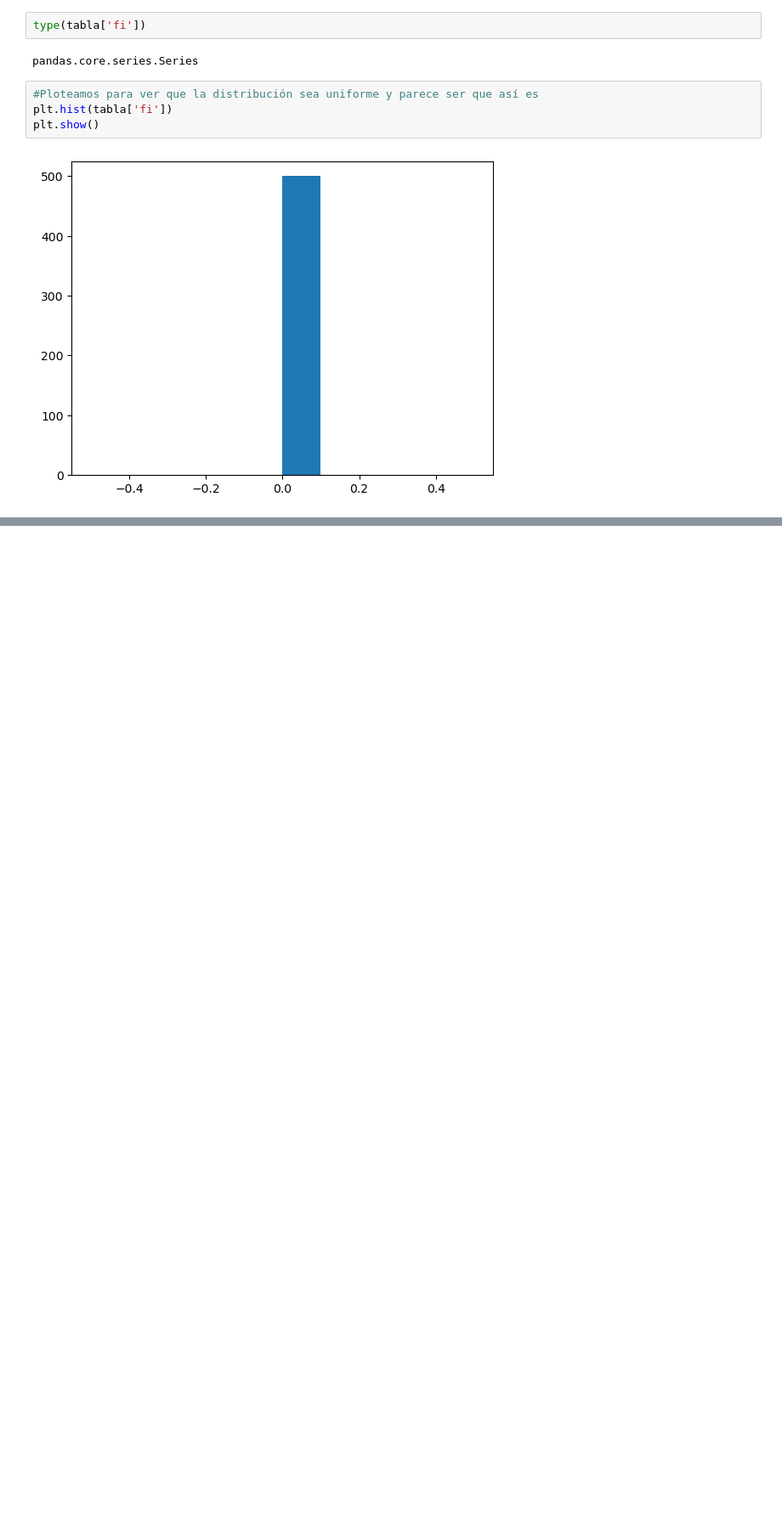
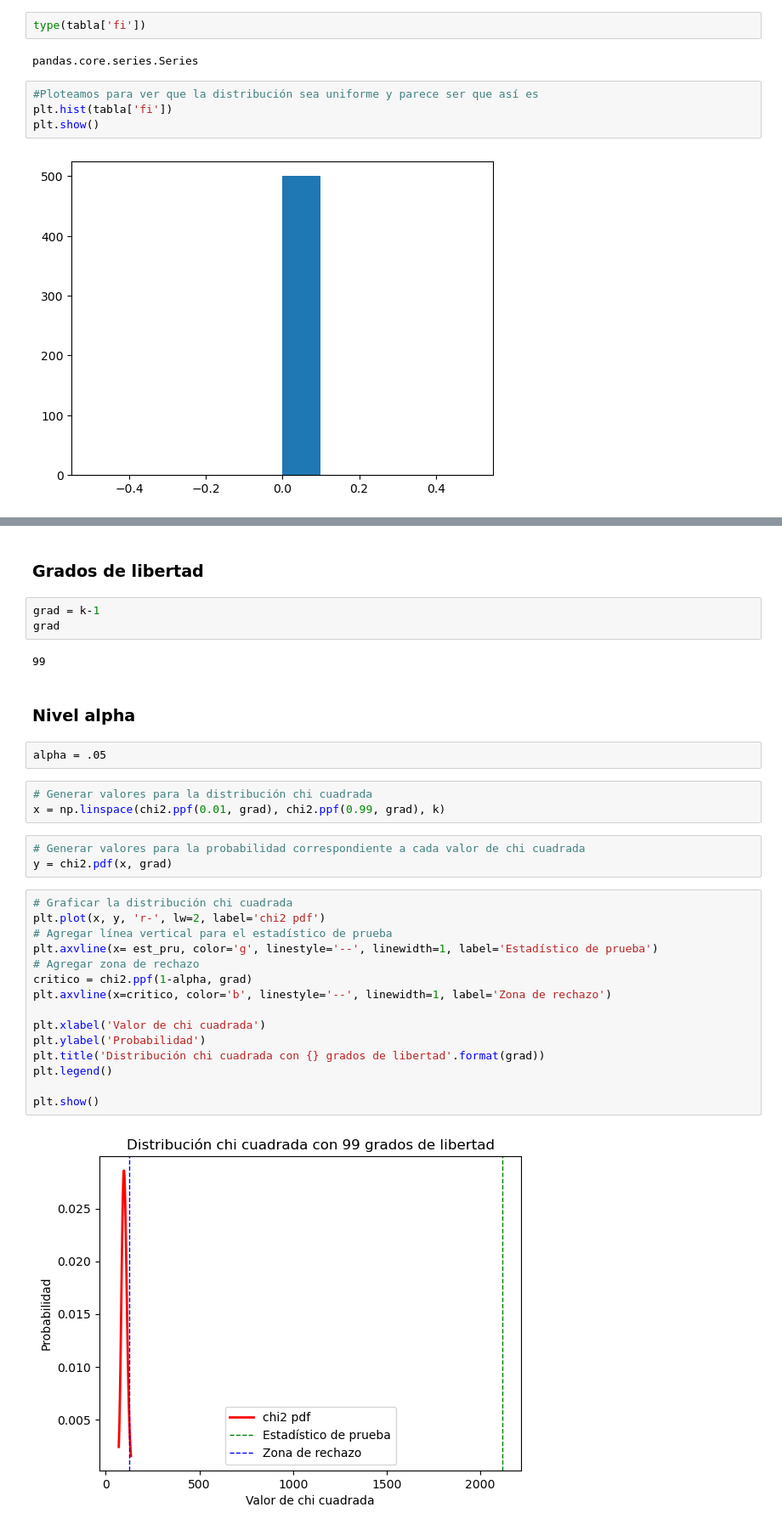
Before and after one commit to miguelrojas1990/TSGBD, a Jupyter notebook: generador_de_variables_pseudo-aleatorias.ipynb, the cells around one changed output, grey strips where cells are left out. Shown at 85% size. Saved outputs shown, nothing was run; the diff lists cells and outputs as text; blank space fills up the shorter version.

```diff
--- a/generador_de_variables_pseudo-aleatorias.ipynb
+++ b/generador_de_variables_pseudo-aleatorias.ipynb
@@ -277,0 +351,34 @@ n/k >=5
+# %% [markdown]
+### Grados de libertad
+# %%
+grad = k-1
+grad
+# %% [output]
+99
+# %% [markdown]
+### Nivel alpha
+# %%
+alpha = .05
+# %%
+# Generar valores para la distribución chi cuadrada
+x = np.linspace(chi2.ppf(0.01, grad), chi2.ppf(0.99, grad), k)
+# %%
+# Generar valores para la probabilidad correspondiente a cada valor de chi cuadrada
+y = chi2.pdf(x, grad)
+# %%
+# Graficar la distribución chi cuadrada
+plt.plot(x, y, 'r-', lw=2, label='chi2 pdf')
+# Agregar línea vertical para el estadístico de prueba
+plt.axvline(x= est_pru, color='g', linestyle='--', linewidth=1, label='Estadístico de prueba')
+# Agregar zona de rechazo
+critico = chi2.ppf(1-alpha, grad)
+plt.axvline(x=critico, color='b', linestyle='--', linewidth=1, label='Zona de rechazo')
+
+plt.xlabel('Valor de chi cuadrada')
+plt.ylabel('Probabilidad')
+plt.title('Distribución chi cuadrada con {} grados de libertad'.format(grad))
+plt.legend()
+
+plt.show()
+# %% [output]
+[figure, added]
```
Also changed, not shown: parts of 38 cells of this notebook.
